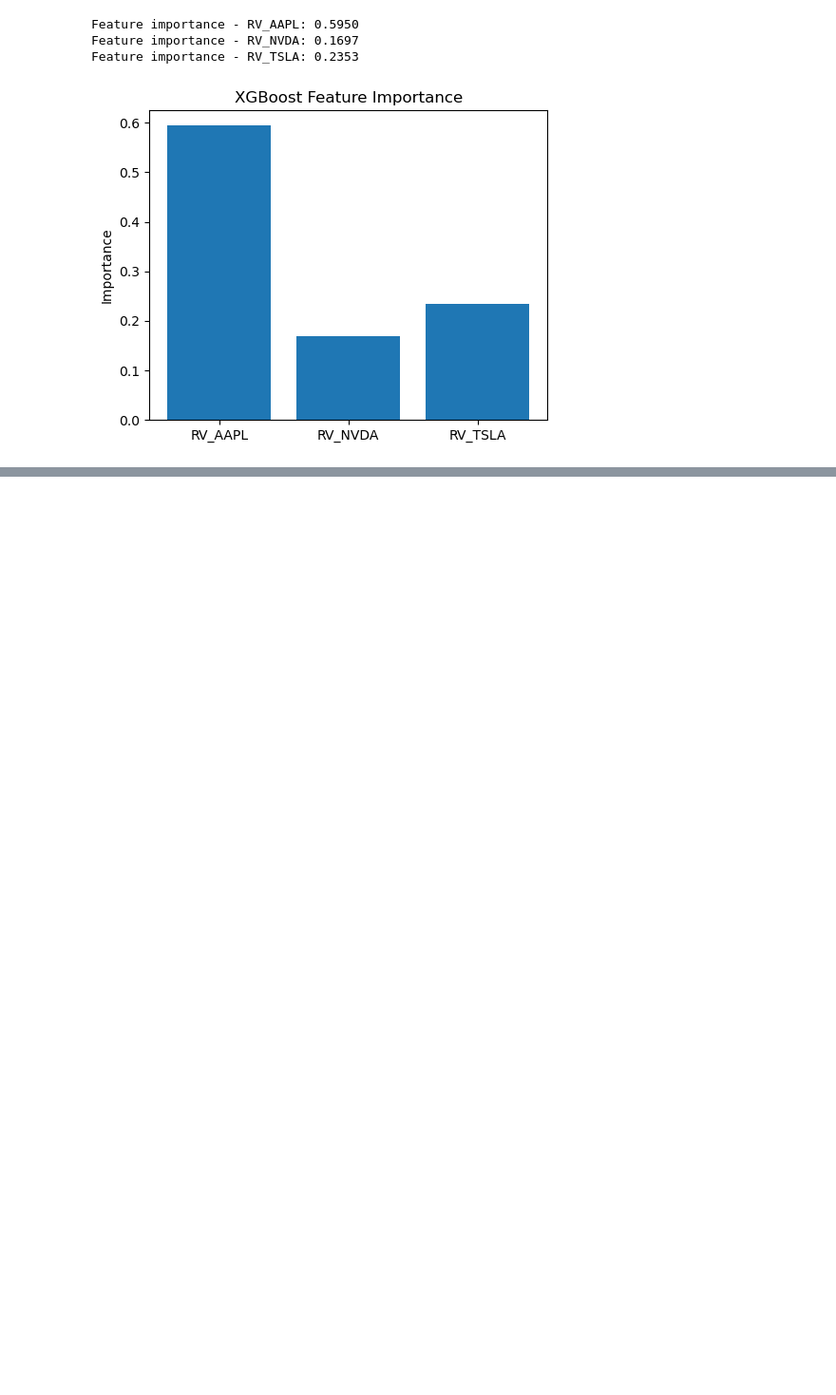
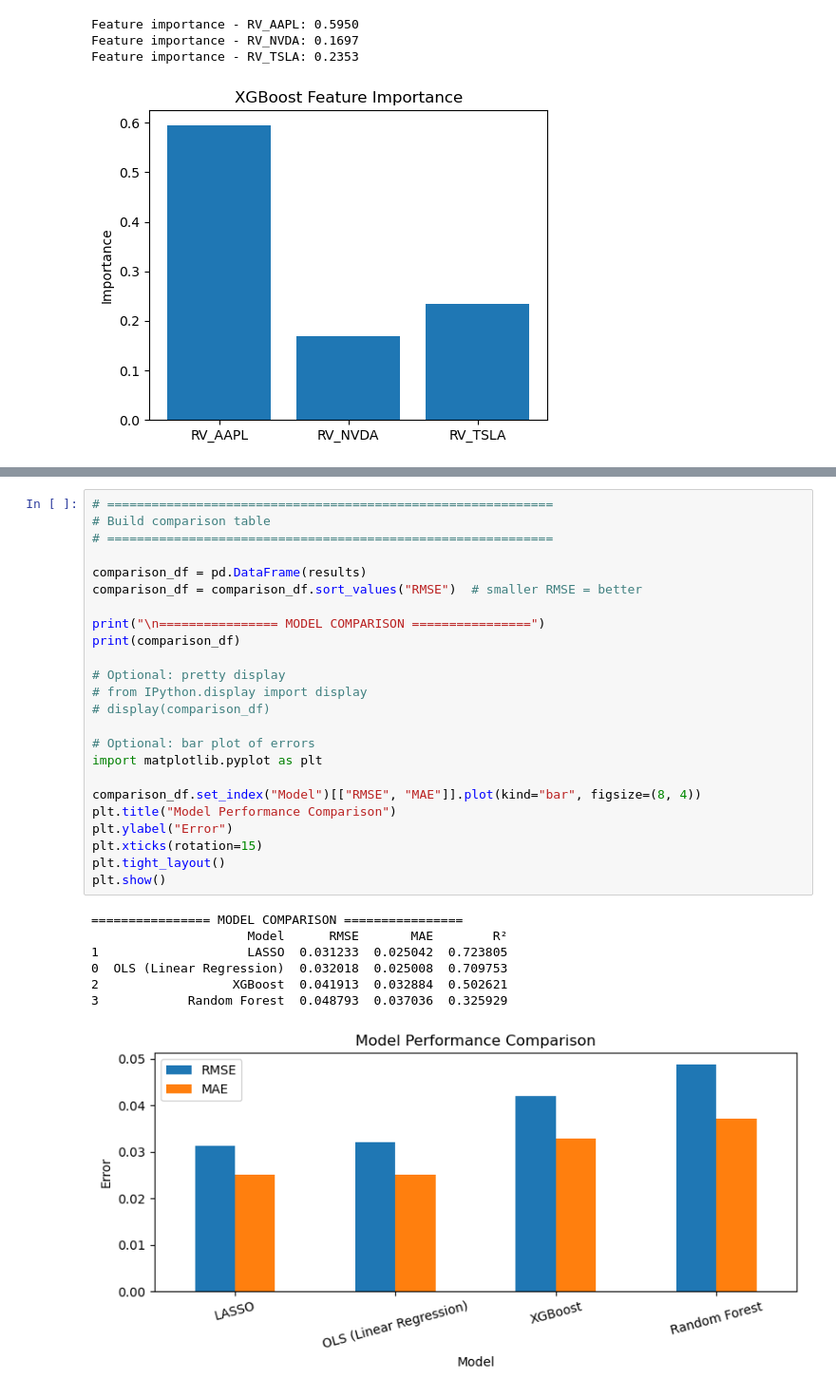
Before and after one commit to HWTeng-Teaching/202509-ML-FinTech, a Jupyter notebook: project/Trading Strategy Lokia Amber/test_research_design.ipynb, the cells around one changed output, grey strips where cells are left out. Shown: that part at 95% size. Cells and saved outputs as stored; diff of their text form; blank space fills up the shorter version.

```diff
--- a/project/Trading Strategy Lokia Amber/test_research_design.ipynb
+++ b/project/Trading Strategy Lokia Amber/test_research_design.ipynb
@@ -328,0 +340,32 @@ plt.show()
+# %%
+# ============================================================
+# Build comparison table
+# ============================================================
+
+comparison_df = pd.DataFrame(results)
+comparison_df = comparison_df.sort_values("RMSE")  # smaller RMSE = better
+
+print("\n================ MODEL COMPARISON ================")
+print(comparison_df)
+
+# Optional: pretty display
+# from IPython.display import display
+# display(comparison_df)
+
+# Optional: bar plot of errors
+import matplotlib.pyplot as plt
+
+comparison_df.set_index("Model")[["RMSE", "MAE"]].plot(kind="bar", figsize=(8, 4))
+plt.title("Model Performance Comparison")
+plt.ylabel("Error")
+plt.xticks(rotation=15)
+plt.tight_layout()
+plt.show()
+# %% [output]
+================ MODEL COMPARISON ================
+                     Model      RMSE       MAE        R²
+1                    LASSO  0.031233  0.025042  0.723805
+0  OLS (Linear Regression)  0.032018  0.025008  0.709753
+2                  XGBoost  0.041913  0.032884  0.502621
+3            Random Forest  0.048793  0.037036  0.325929
+[figure, added]
```
Also changed, not shown: parts of 6 cells of this notebook.
